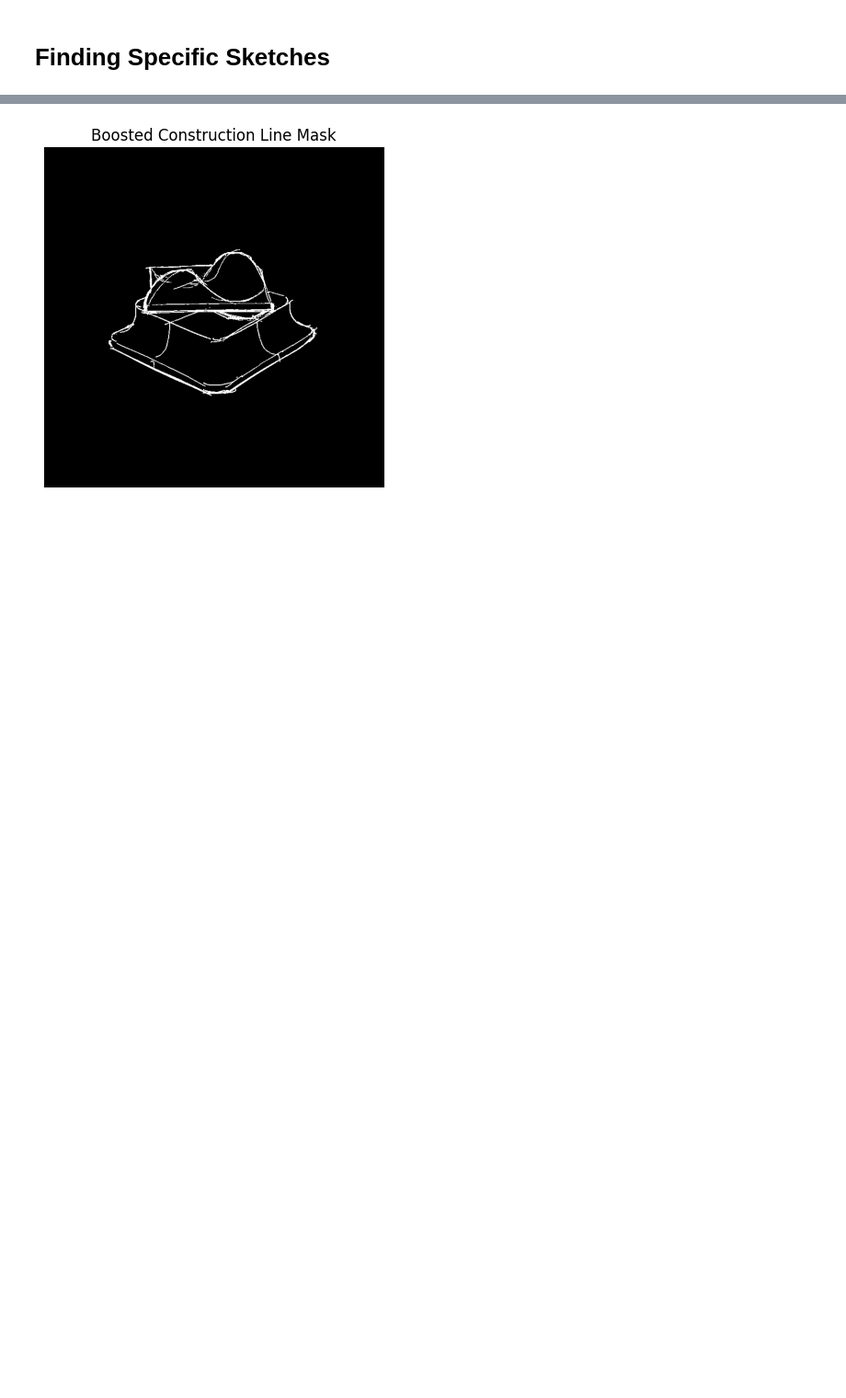
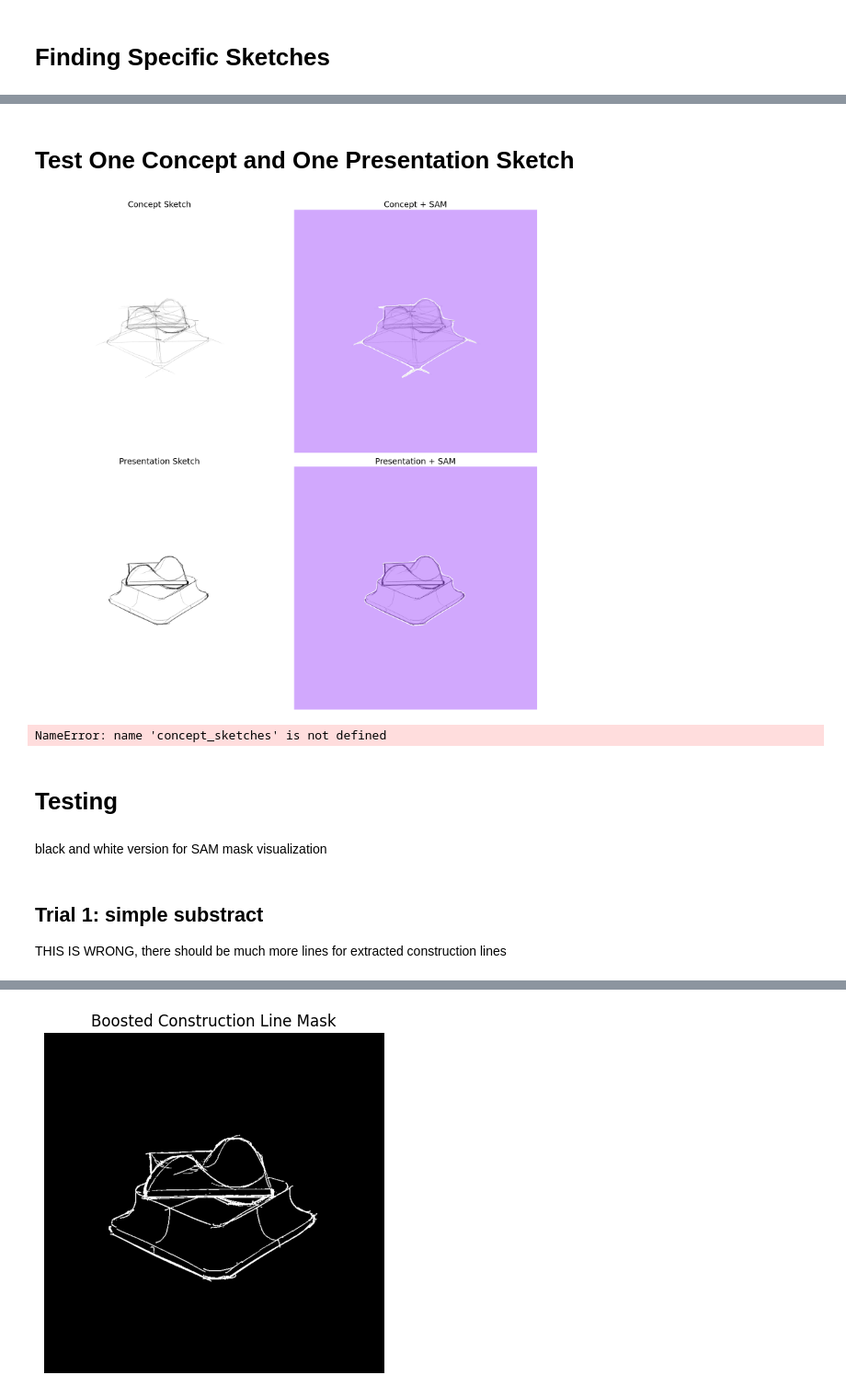
Before and after one commit to micahandres/Object_Seg, a Jupyter notebook: v2_stage_1_zero_shot_testing_SAM.ipynb, the cells around one changed output, grey strips where cells are left out. Shown at 92% size. Drawn from its saved outputs; the diff is of its cells as text; code cells hidden in the pictures; blank space fills up the shorter version.

```diff
--- a/v2_stage_1_zero_shot_testing_SAM.ipynb
+++ b/v2_stage_1_zero_shot_testing_SAM.ipynb
@@ -418,0 +361,2 @@ Max pixel difference: 255
+# %% [markdown]
+# Test One Concept and One Presentation Sketch
@@ -418,0 +384,43 @@ Max pixel difference: 255
+# %%
+annotated_concept = generate_and_visualize_masks(concept, mask_generator)
+annotated_presentation = generate_and_visualize_masks(presentation, mask_generator)
+
+fig, axs = plt.subplots(2, 2, figsize=(16, 16))
+
+# Row 1: Concept
+axs[0, 0].imshow(concept, cmap="gray")
+axs[0, 0].set_title("Concept Sketch", fontsize=18)
+axs[0, 0].axis("off")
+
+axs[0, 1].imshow(cv2.cvtColor(annotated_concept, cv2.COLOR_BGR2RGB))
+axs[0, 1].set_title("Concept + SAM", fontsize=18)
+axs[0, 1].axis("off")
+
+# Row 2: Presentation
+axs[1, 0].imshow(presentation, cmap="gray")
+axs[1, 0].set_title("Presentation Sketch", fontsize=18)
+axs[1, 0].axis("off")
+
+axs[1, 1].imshow(cv2.cvtColor(annotated_presentation, cv2.COLOR_BGR2RGB))
+axs[1, 1].set_title("Presentation + SAM", fontsize=18)
+axs[1, 1].axis("off")
+
+plt.tight_layout()
+plt.show()
+# %% [output]
+[figure, added]
+# %%
+print(f"Found {len(concept_sketches)} concept sketches")
+print(f"Found {len(presentation_sketches)} presentation sketches")
+
+print("\n Sample Concept Sketch Path:")
+print(concept_sketches[0])
+
+print("\n Sample Presentation Sketch Path:")
+print(presentation_sketches[0])
+# %% [output]
+NameError: name 'concept_sketches' is not defined
+# %% [markdown]
+# Testing
+# %% [markdown]
+black and white version for SAM mask visualization
@@ -418,0 +474,3 @@ Max pixel difference: 255
+# %% [markdown]
+## Trial 1: simple substract
+THIS IS WRONG, there should be much more lines for extracted construction lines
```
Also changed, not shown: parts of 57 cells of this notebook.
